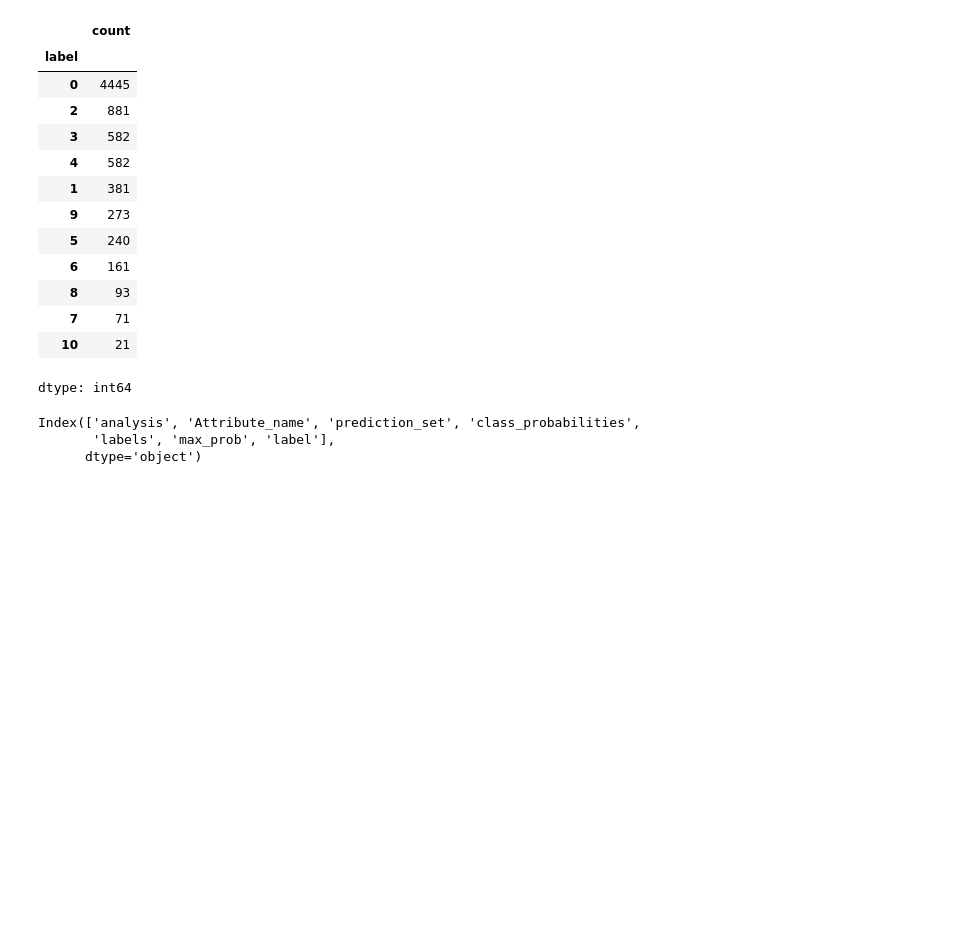
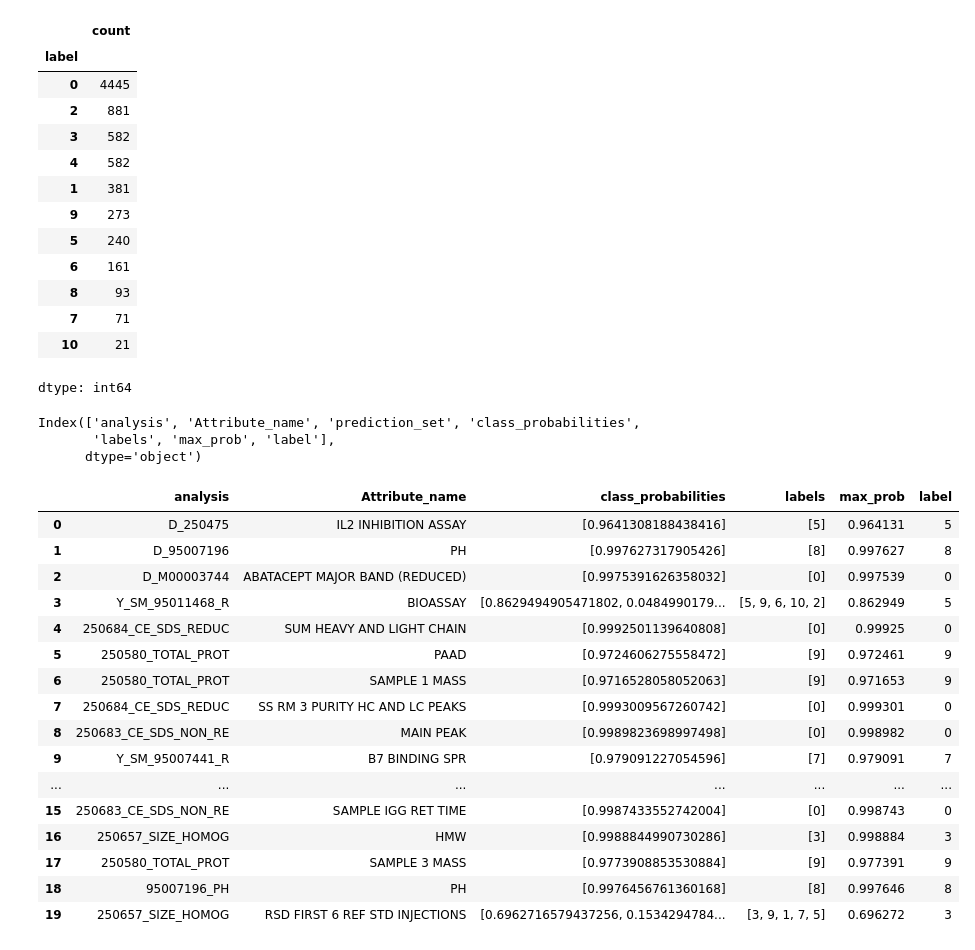
Before and after one commit to amrutha2508/-BMS-Challenge-2024, a Jupyter notebook: 4_distilbertseqclassification.ipynb, the cells around one changed output. Cells and saved outputs as stored; diff of their text form; code cells hidden in the pictures; blank space fills up the shorter version.

```diff
--- a/4_distilbertseqclassification.ipynb
+++ b/4_distilbertseqclassification.ipynb
@@ -343,5 +343,25 @@ Index(['analysis', 'Attribute_name', 'prediction_set', 'class_probabilities',
 test_data['labels'] = test_data['prediction_set'].apply(lambda x:[label2id[item] for item in x])
 # %%
 test_data.drop(['prediction_set'],axis=1,inplace=True)
+# %%
+test_data.head(20)
+# %% [output]
+|  | analysis | Attribute_name | class_probabilities | labels | max_prob | label |
+| 0 | D_250475 | IL2 INHIBITION ASSAY | [0.9641308188438416] | [5] | 0.964131 | 5 |
+| 1 | D_95007196 | PH | [0.997627317905426] | [8] | 0.997627 | 8 |
+| 2 | D_M00003744 | ABATACEPT MAJOR BAND (REDUCED) | [0.9975391626358032] | [0] | 0.997539 | 0 |
+| 3 | Y_SM_95011468_R | BIOASSAY | [0.8629494905471802, 0.0484990179... | [5, 9, 6, 10, 2] | 0.862949 | 5 |
+| 4 | 250684_CE_SDS_REDUC | SUM HEAVY AND LIGHT CHAIN | [0.9992501139640808] | [0] | 0.99925 | 0 |
+| 5 | 250580_TOTAL_PROT | PAAD | [0.9724606275558472] | [9] | 0.972461 | 9 |
+| 6 | 250580_TOTAL_PROT | SAMPLE 1 MASS | [0.9716528058052063] | [9] | 0.971653 | 9 |
+| 7 | 250684_CE_SDS_REDUC | SS RM 3 PURITY HC AND LC PEAKS | [0.9993009567260742] | [0] | 0.999301 | 0 |
+| 8 | 250683_CE_SDS_NON_RE | MAIN PEAK | [0.9989823698997498] | [0] | 0.998982 | 0 |
+| 9 | Y_SM_95007441_R | B7 BINDING SPR | [0.979091227054596] | [7] | 0.979091 | 7 |
+| ... | ... | ... | ... | ... | ... | ... |
+| 15 | 250683_CE_SDS_NON_RE | SAMPLE IGG RET TIME | [0.9987433552742004] | [0] | 0.998743 | 0 |
+| 16 | 250657_SIZE_HOMOG | HMW | [0.9988844990730286] | [3] | 0.998884 | 3 |
+| 17 | 250580_TOTAL_PROT | SAMPLE 3 MASS | [0.9773908853530884] | [9] | 0.977391 | 9 |
+| 18 | 95007196_PH | PH | [0.9976456761360168] | [8] | 0.997646 | 8 |
+| 19 | 250657_SIZE_HOMOG | RSD FIRST 6 REF STD INJECTIONS | [0.6962716579437256, 0.1534294784... | [3, 9, 1, 7, 5] | 0.696272 | 3 |
 # %%
 test_data.to_csv('predicted_labels.csv',index=False)
```
Also changed, not shown: 1 other file.
